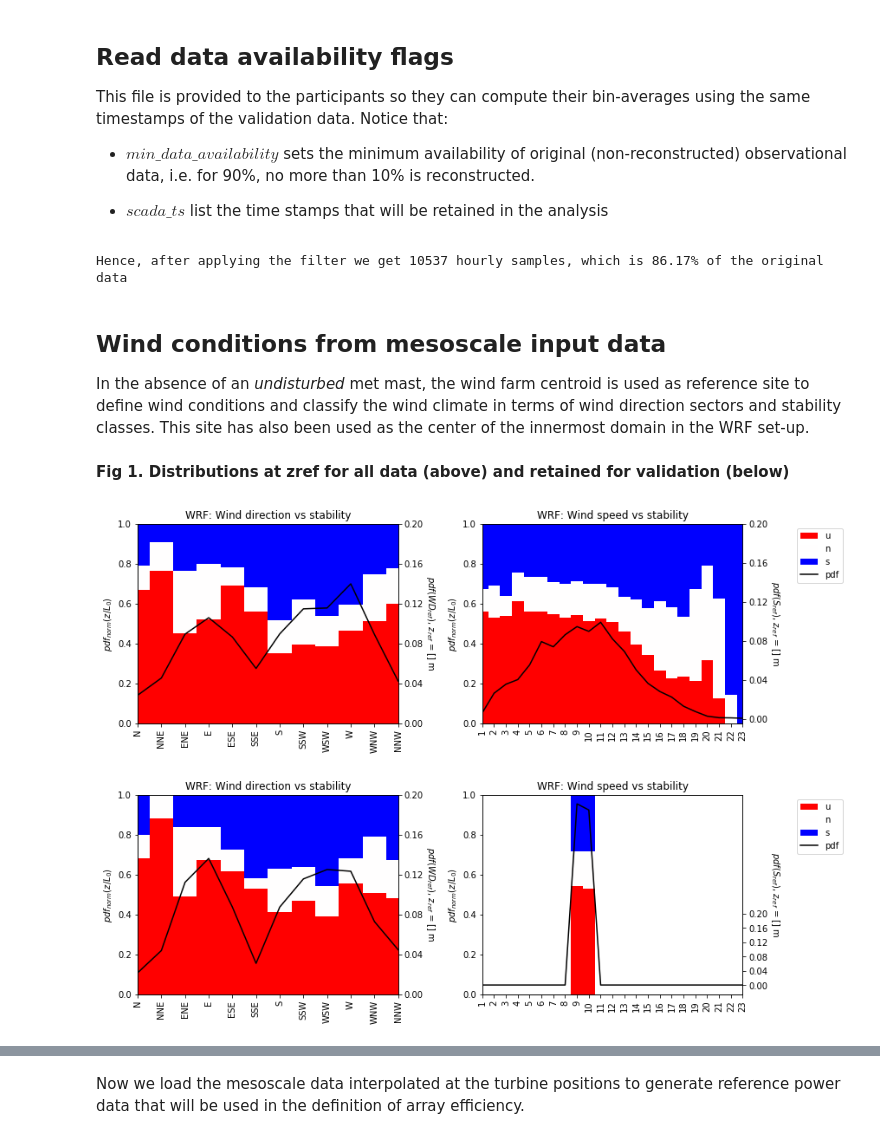
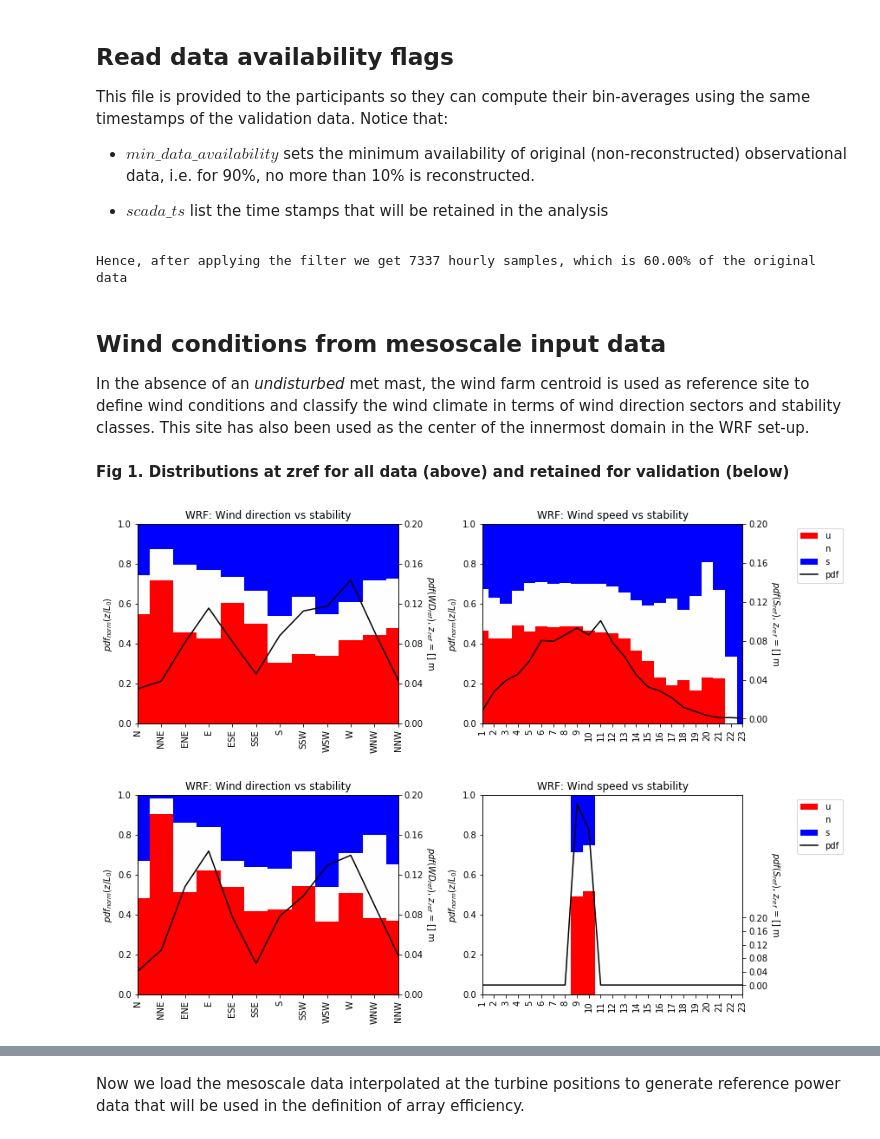
Before and after one commit to CENER-EPR/OWAbench, a Jupyter notebook: Rodsand2/Rodsand2_ArrayEfficiency.ipynb, the cells around one changed output, grey strips where cells are left out. Saved outputs shown, nothing was run; the diff lists cells and outputs as text; code cells hidden in the pictures.

```diff
--- a/Rodsand2/Rodsand2_ArrayEfficiency.ipynb
+++ b/Rodsand2/Rodsand2_ArrayEfficiency.ipynb
@@ -124,12 +124,12 @@ This file is provided to the participants so they can compute their bin-averages
 # %%
 scada_flags = pd.read_csv('./inputs/Rodsand2_flags.csv', index_col = 'Datetime')
 Ntot = scada_flags.shape[0]     # total number of samples in the scada dataset
-min_data_availability = 9
+min_data_availability = 90
 scada_ts = flags_to_ts(scada_flags, min_data_availability) # generate a list of accepted time series
 
 print("Hence, after applying the filter we get %d hourly samples, which is %.2f%% of the original data" % (scada_ts.shape[0],scada_ts.shape[0]*100/Ntot))
 # %% [output]
-Hence, after applying the filter we get 10537 hourly samples, which is 86.17% of the original data
+Hence, after applying the filter we get 7337 hourly samples, which is 60.00% of the original data
 # %% [markdown]
 ## Wind conditions from mesoscale input data
 In the absence of an *undisturbed* met mast, the wind farm centroid is used as reference site to define wind conditions and classify the wind climate in terms of wind direction sectors and stability classes. This site has also been used as the center of the innermost domain in the WRF set-up.
@@ -137,36 +137,36 @@ In the absence of an *undisturbed* met mast, the wind farm centroid is used as r
 # Define bins to classify wind conditions
 Sbins = np.array([8,10])              # around the maximum of the trust coefficient
 WDbins = np.arange(-15.,360.+15.,30)  # wind direction bins (12 sectors)
 WDbins_label = ['N','NNE','ENE','E','ESE','SSE',
                 'S','SSW','WSW','W','WNW','NNW']
 zLbins = [-0.2,-0.02, 0.02, 0.2]      # 3 stability bins
 zLbins_label = ['u','n','s']
 
 # interpolate to reference height
 zref = Hhub         # [m]
 
 # Load mesoscale data from the referent site (time-height profiles)
-mast = WindConditions('./inputs/Rodsand2_Wakes_ref.nc', siteID, datefrom, dateto,'point')
+mast = WindConditions('./inputs/Rodsand2_Wakes_ref_corrected.nc', siteID, datefrom, dateto,'point')
 
 #init the bin averaging class
 bin_avrg = BinAvrg(siteID,datefrom, dateto, WDbins, WDbins_label, zLbins, zLbins_label,turbines['VDC ID'],sims["ID"].values)
 
 #filter for wind speed bin
 scada_ts = bin_avrg.filter_s(mast, [], scada_ts, Sbins)
 
 # Compute and plot distributions
 N_WDzL,_,_,_,_ = mast.plot_stability(WDbins,WDbins_label,zLbins,zLbins_label,[])
 
 # after filtering
 mast.reduce_to_ts(scada_ts,'point')
 N_WDzL_speed,_,_,_,S_WDzL_speed = mast.plot_stability(WDbins,WDbins_label,zLbins,zLbins_label,[])
 
 figcaption = ("**Fig 1. Distributions at zref for all data (above) and retained for validation (below)**")
 display(Markdown(figcaption))
 # %% [output]
 **Fig 1. Distributions at zref for all data (above) and retained for validation (below)**
-[figure, old version]
+[figure, new version]
-[figure, old version]
+[figure, new version]
 # %%
 Nval = N_WDzL_speed.sum().sum() # total number of samples in the validation dataset
 print("Hence, after filtering for the wind speed, stability and direction bins, there are %d hourly samples (%.2f%% of the original data) distributed according to the following validation bins:" % (Nval, Nval*100/Ntot))
```
Also changed, not shown: parts of 17 cells of this notebook, 9 other files.
